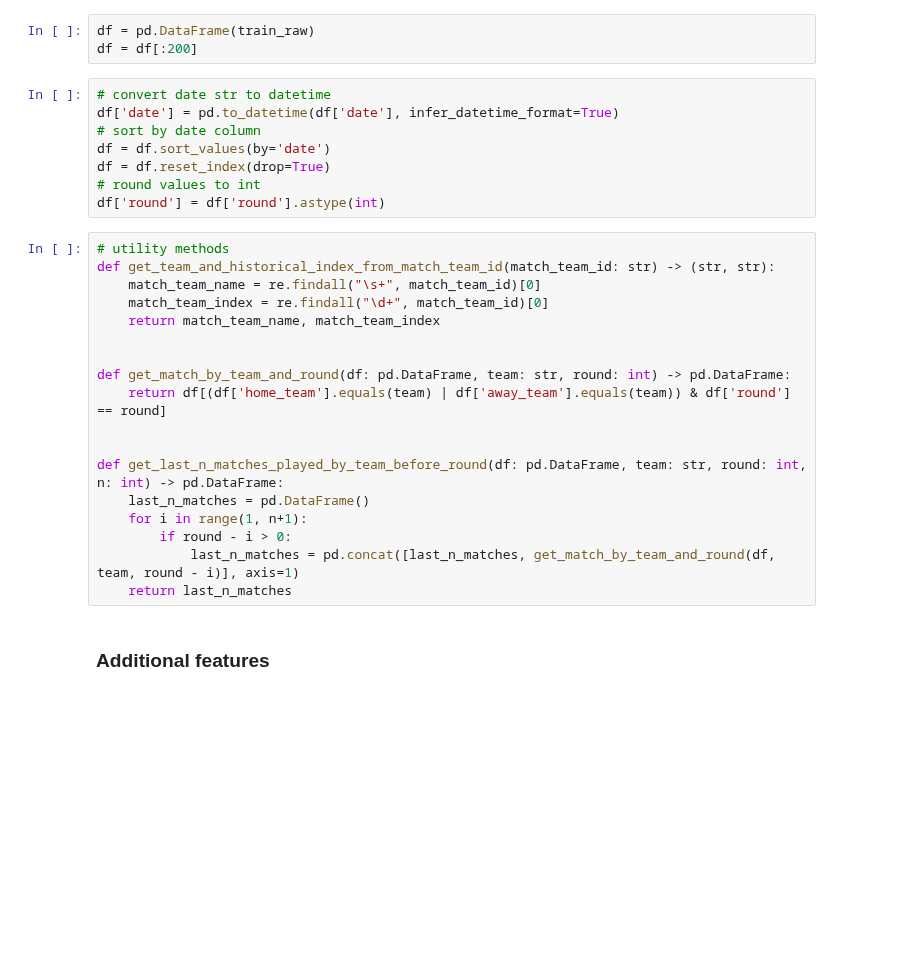
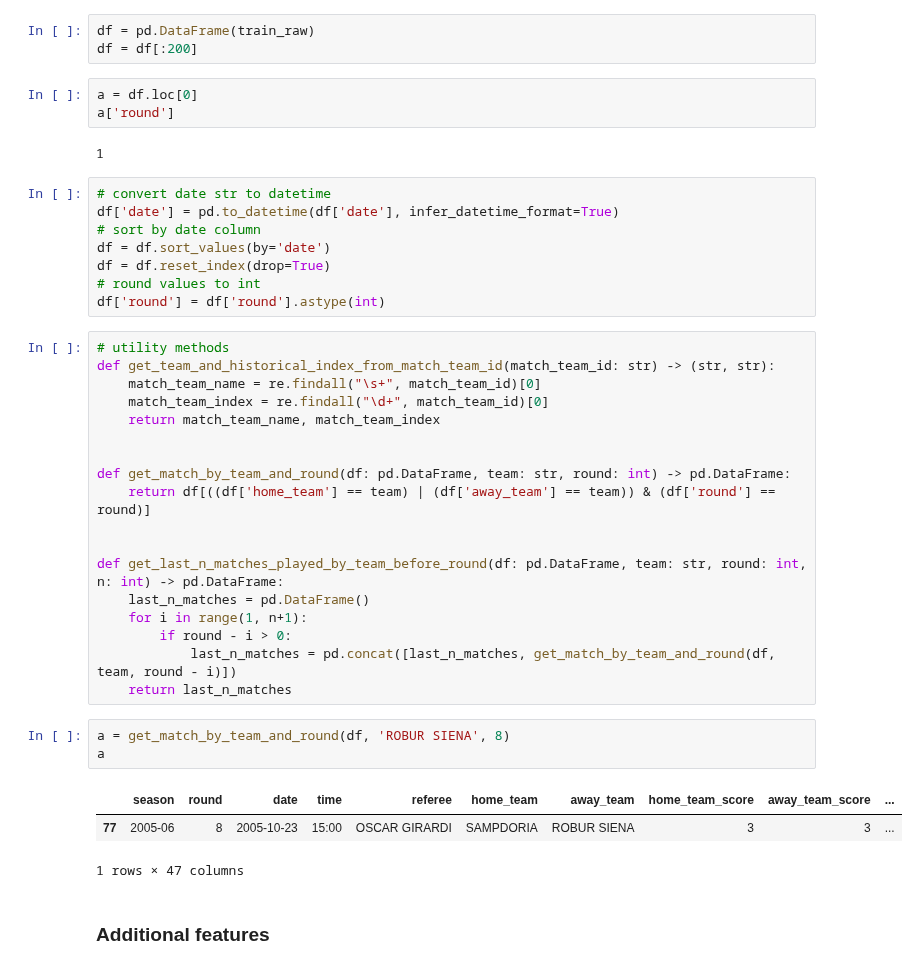
Before and after one commit to davnig/football-match-results-prediction, a Jupyter notebook: main.ipynb, the cells around one changed output. Drawn from its saved outputs; the diff is of its cells as text; blank space fills up the shorter version.

Commit message:
fix: wrong concatenation between dataframes

```diff
--- a/main.ipynb
+++ b/main.ipynb
@@ -55,6 +55,11 @@ Now let's clean our raw data and add some additional features.
 # %%
 df = pd.DataFrame(train_raw)
 df = df[:200]
+# %%
+a = df.loc[0]
+a['round']
+# %% [output]
+1
 # %%
 # convert date str to datetime
 df['date'] = pd.to_datetime(df['date'], infer_datetime_format=True)
@@ -72,15 +77,22 @@ def get_team_and_historical_index_from_match_team_id(match_team_id: str) -> (str
 
 
 def get_match_by_team_and_round(df: pd.DataFrame, team: str, round: int) -> pd.DataFrame:
-    return df[(df['home_team'].equals(team) | df['away_team'].equals(team)) & df['round'] == round]
+    return df[((df['home_team'] == team) | (df['away_team'] == team)) & (df['round'] == round)]
 
 
 def get_last_n_matches_played_by_team_before_round(df: pd.DataFrame, team: str, round: int, n: int) -> pd.DataFrame:
     last_n_matches = pd.DataFrame()
     for i in range(1, n+1):
         if round - i > 0:
-            last_n_matches = pd.concat([last_n_matches, get_match_by_team_and_round(df, team, round - i)], axis=1)
+            last_n_matches = pd.concat([last_n_matches, get_match_by_team_and_round(df, team, round - i)])
     return last_n_matches
+# %%
+a = get_match_by_team_and_round(df, 'ROBUR SIENA', 8)
+a
+# %% [output]
+|  | season | round | date | time | referee | home_team | away_team | home_team_score | away_team_score | ... |
+| 77 | 2005-06 | 8 | 2005-10-23 | 15:00 | OSCAR GIRARDI | SAMPDORIA | ROBUR SIENA | 3 | 3 | ... |
+1 rows × 47 columns
 # %% [markdown]
 ### Additional features
 # %% [markdown]
```
Also changed, not shown: parts of 4 cells of this notebook.
